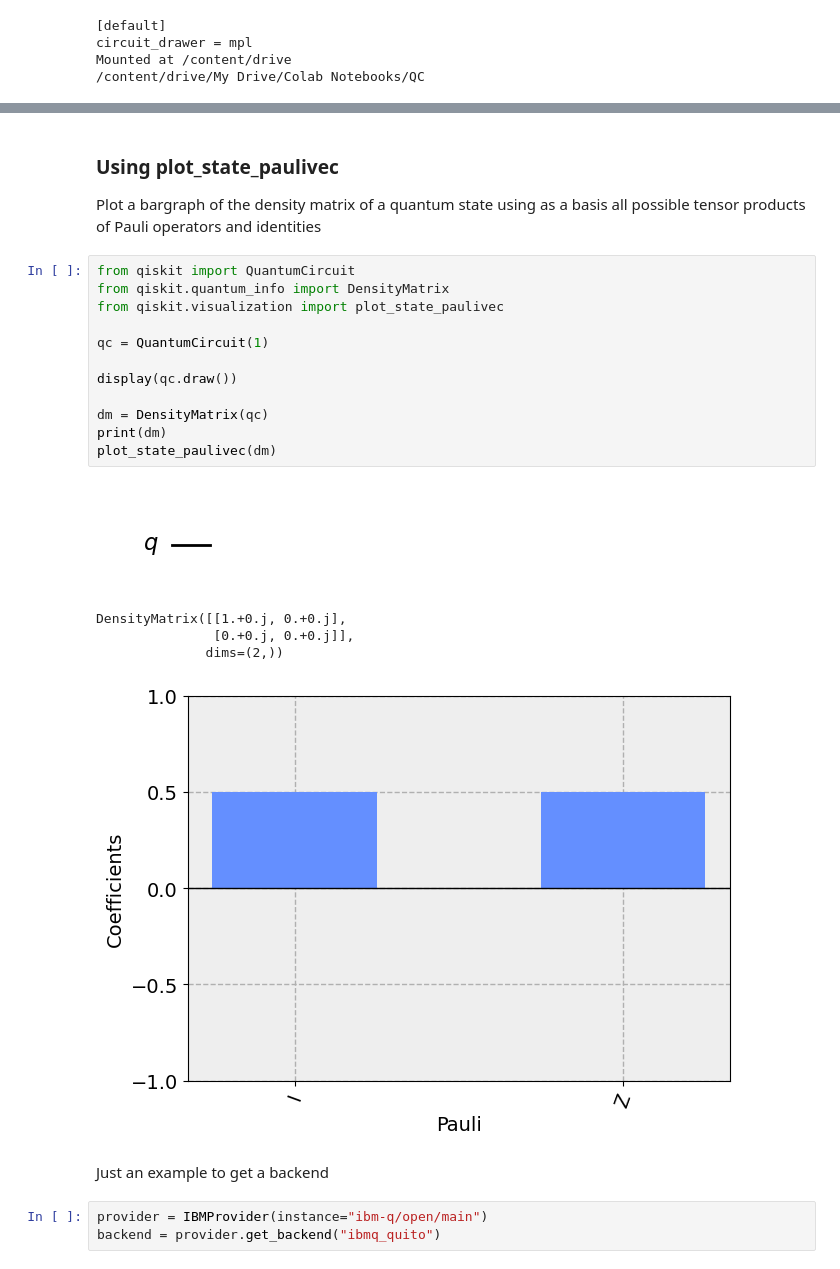
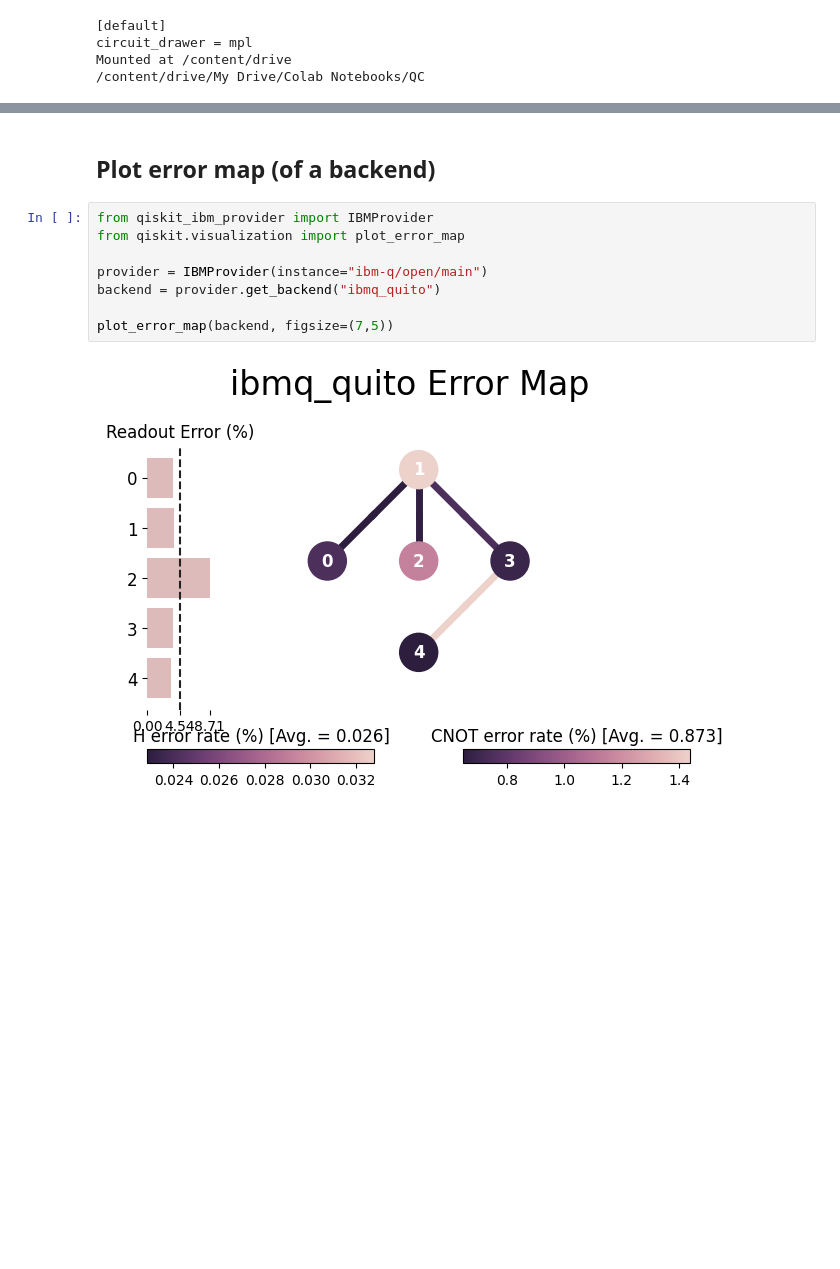
Before and after one commit to mrromaniuc/quantum-computing, a Jupyter notebook: IBMCertifiedAssociateDeveloperQiskit/9.7-Plot_an_Error_Map_with_Error_Rates.ipynb, the cells around one changed output, grey strips where cells are left out. Drawn from its saved outputs; the diff is of its cells as text; blank space fills up the shorter version.

```diff
--- a/IBMCertifiedAssociateDeveloperQiskit/9.7-Plot_an_Error_Map_with_Error_Rates.ipynb
+++ b/IBMCertifiedAssociateDeveloperQiskit/9.7-Plot_an_Error_Map_with_Error_Rates.ipynb
@@ -141,26 +45,12 @@ DensityMatrix([[0.5 +0.j       , 0.  +0.j       , 0.  +0.j       ,
-# %% [markdown]
-### Using plot_state_paulivec
-Plot a bargraph of the density matrix of a quantum state using as a basis all possible tensor products of Pauli operators and identities
-# %%
-from qiskit import QuantumCircuit
-from qiskit.quantum_info import DensityMatrix
-from qiskit.visualization import plot_state_paulivec
-
-qc = QuantumCircuit(1)
-
-display(qc.draw())
-
-dm = DensityMatrix(qc)
-print(dm)
-plot_state_paulivec(dm)
-# %% [output]
-[figure, removed]
-DensityMatrix([[1.+0.j, 0.+0.j],
-               [0.+0.j, 0.+0.j]],
-              dims=(2,))
-[figure, removed]
-# %% [markdown]
-Just an example to get a backend
+# %% [markdown]
+## Plot error map (of a backend)
 # %%
+from qiskit_ibm_provider import IBMProvider
+from qiskit.visualization import plot_error_map
+
 provider = IBMProvider(instance="ibm-q/open/main")
 backend = provider.get_backend("ibmq_quito")
+
+plot_error_map(backend, figsize=(7,5))
+# %% [output]
+[figure, added]
```
Also changed, not shown: parts of 8 cells of this notebook.
